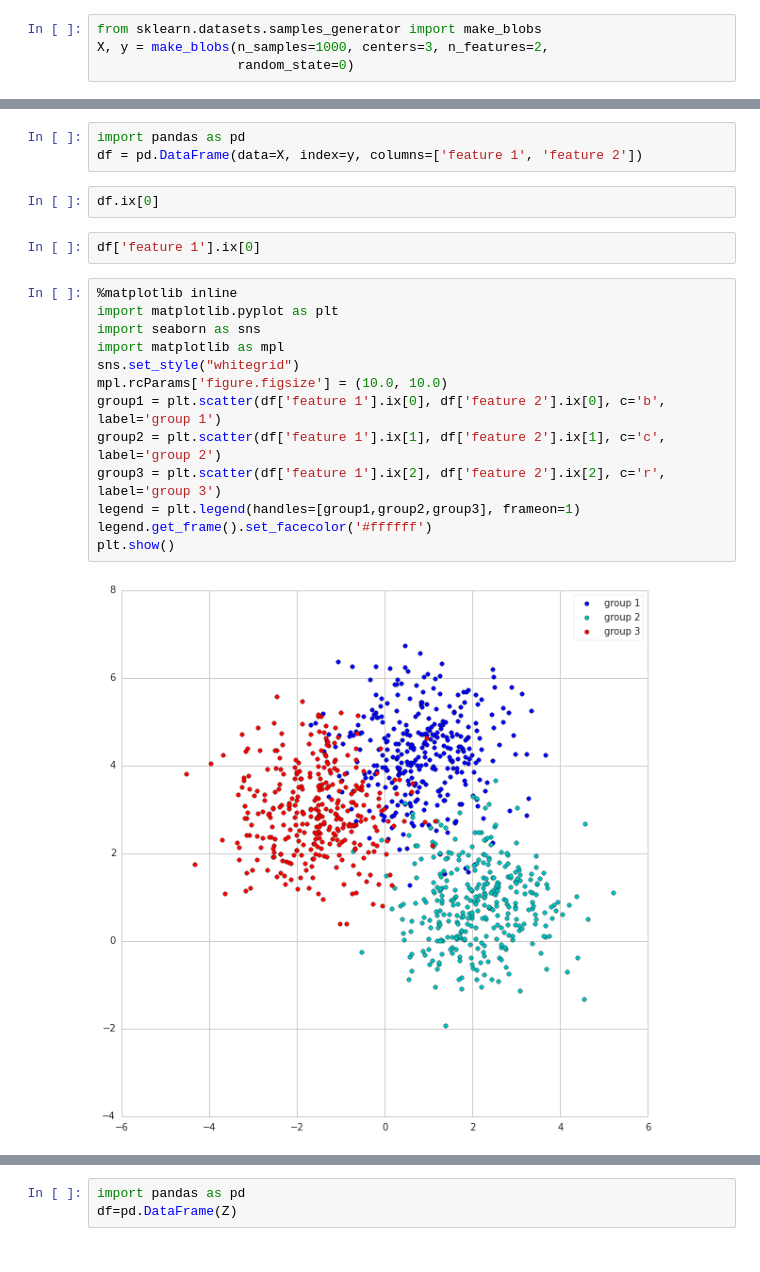
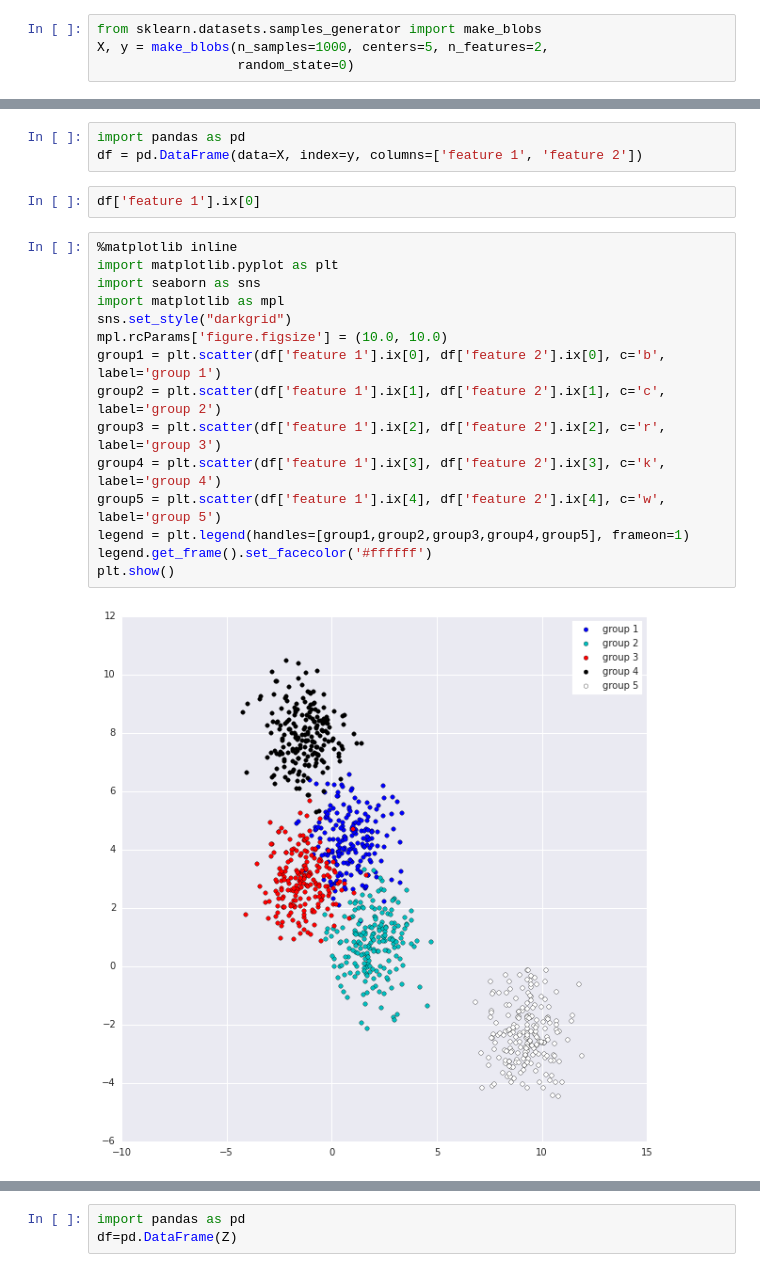
Before and after one commit to azbones/big_data, a Jupyter notebook: week_5/Week 6- ML and Stats.ipynb, the cells around one changed output, grey strips where cells are left out. Saved outputs shown, nothing was run; the diff lists cells and outputs as text.

```diff
--- a/week_5/Week 6- ML and Stats.ipynb
+++ b/week_5/Week 6- ML and Stats.ipynb
@@ -40,7 +40,7 @@ iris.feature_names
 iris.target_names
 # %%
 from sklearn.datasets.samples_generator import make_blobs
-X, y = make_blobs(n_samples=1000, centers=3, n_features=2,
+X, y = make_blobs(n_samples=1000, centers=5, n_features=2,
                   random_state=0)
 # %%
 X[:,0]
@@ -47,25 +65,25 @@ X[:,0]
 # %%
 import pandas as pd
 df = pd.DataFrame(data=X, index=y, columns=['feature 1', 'feature 2'])
-# %%
-df.ix[0]
 # %%
 df['feature 1'].ix[0]
 # %%
 %matplotlib inline
 import matplotlib.pyplot as plt
 import seaborn as sns
 import matplotlib as mpl
-sns.set_style("whitegrid")
+sns.set_style("darkgrid")
 mpl.rcParams['figure.figsize'] = (10.0, 10.0)
 group1 = plt.scatter(df['feature 1'].ix[0], df['feature 2'].ix[0], c='b', label='group 1')
 group2 = plt.scatter(df['feature 1'].ix[1], df['feature 2'].ix[1], c='c', label='group 2')
 group3 = plt.scatter(df['feature 1'].ix[2], df['feature 2'].ix[2], c='r', label='group 3')
-legend = plt.legend(handles=[group1,group2,group3], frameon=1)
+group4 = plt.scatter(df['feature 1'].ix[3], df['feature 2'].ix[3], c='k', label='group 4')
+group5 = plt.scatter(df['feature 1'].ix[4], df['feature 2'].ix[4], c='w', label='group 5')
+legend = plt.legend(handles=[group1,group2,group3,group4,group5], frameon=1)
 legend.get_frame().set_facecolor('#ffffff')
 plt.show()
 # %% [output]
-[figure, old version]
+[figure, new version]
 # %%
 from sklearn import neighbors, datasets
 X, y = df.values, df.index
```
Also changed, not shown: parts of 10 cells of this notebook.
